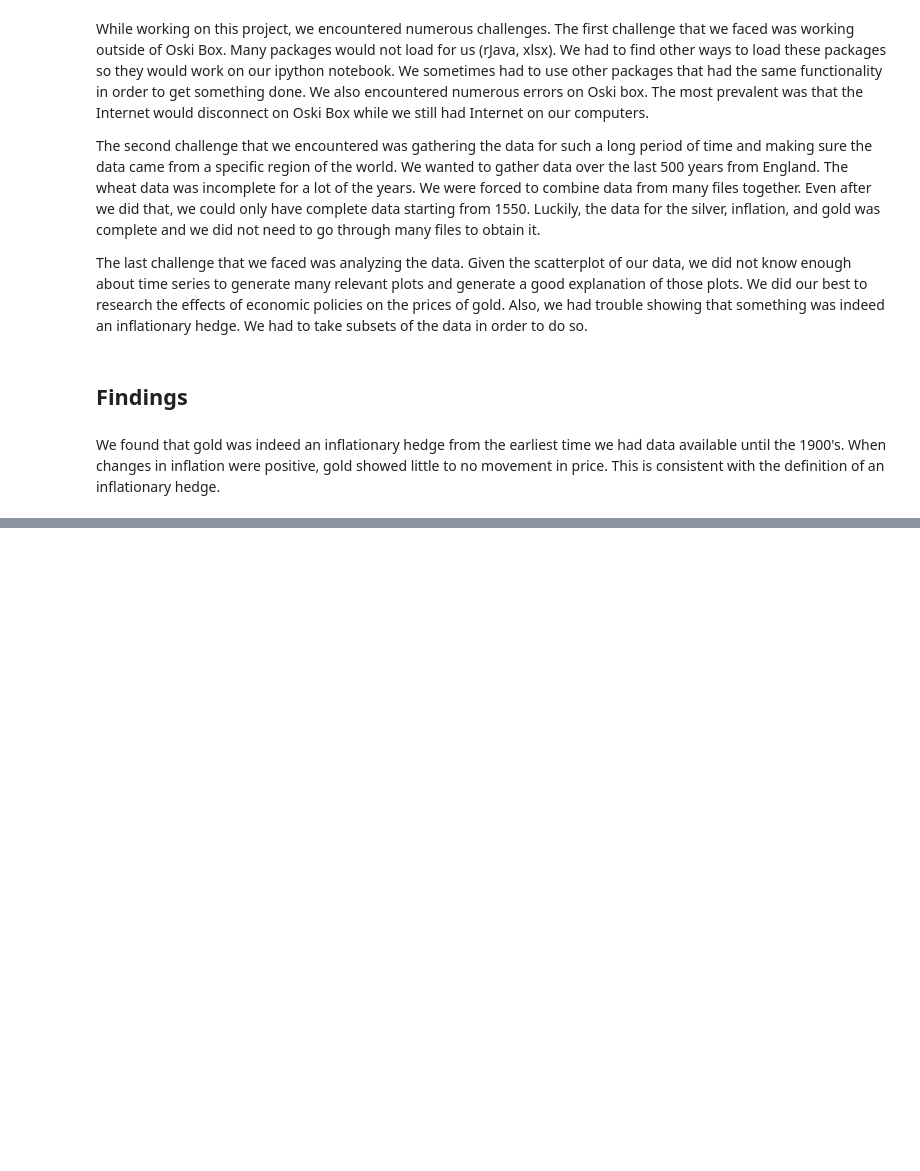
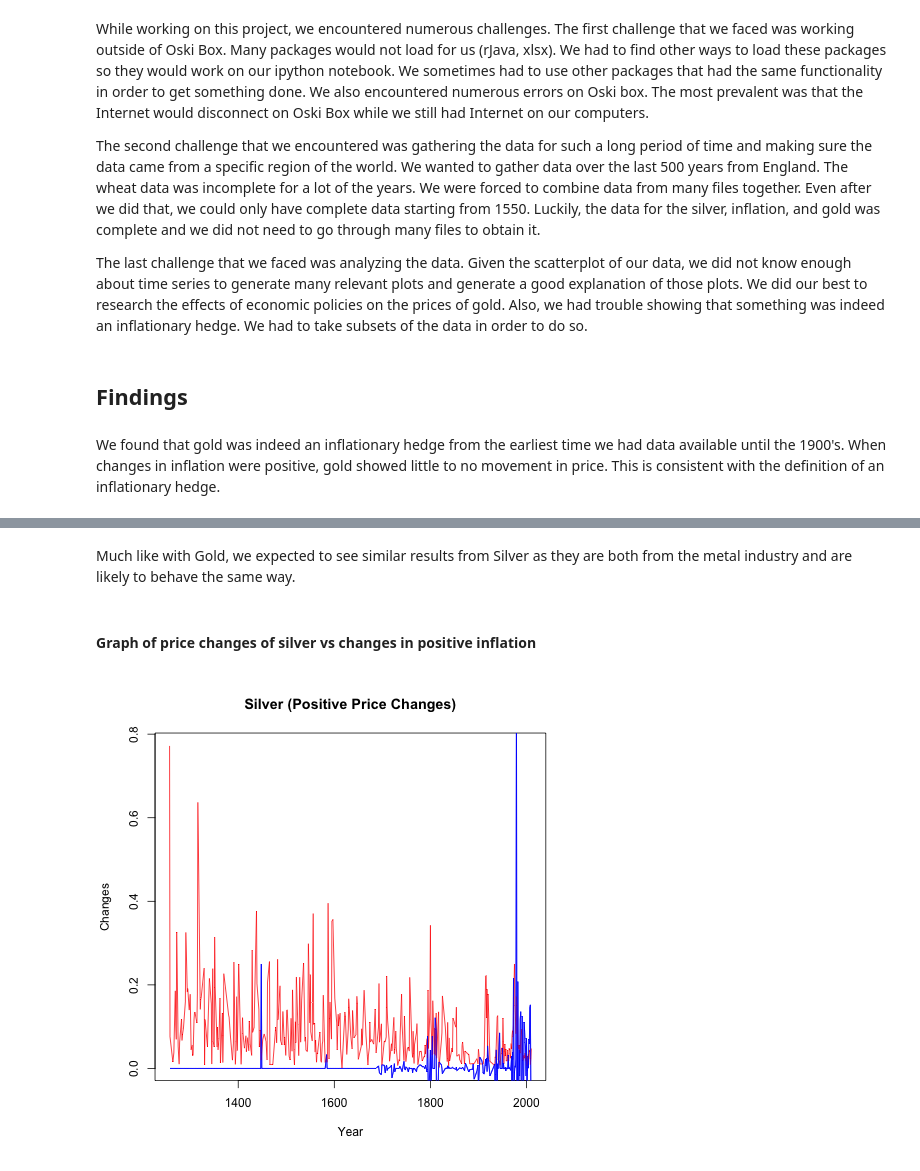
Before and after one commit to abadrenkov/data-analysis-template, a Jupyter notebook: notebooks/NB4_project_report.ipynb, the cells around one changed output, grey strips where cells are left out. Drawn from its saved outputs; the diff is of its cells as text; code cells hidden in the pictures; blank space fills up the shorter version.

```diff
--- a/notebooks/NB4_project_report.ipynb
+++ b/notebooks/NB4_project_report.ipynb
@@ -85,0 +62,8 @@ During the 1900's there were multiple policy changes and historical events that
+# %% [markdown]
+Much like with Gold, we expected to see similar results from Silver as they are both from the metal industry and are likely to behave the same way.
+# %% [markdown]
+#### Graph of price changes of silver vs changes in positive inflation
+# %%
+Image("../visualizations/Silver_Positive_Price_Changes.png")
+# %% [output]
+[figure, added]
```
Also changed, not shown: parts of 20 cells of this notebook, 2 other files.
